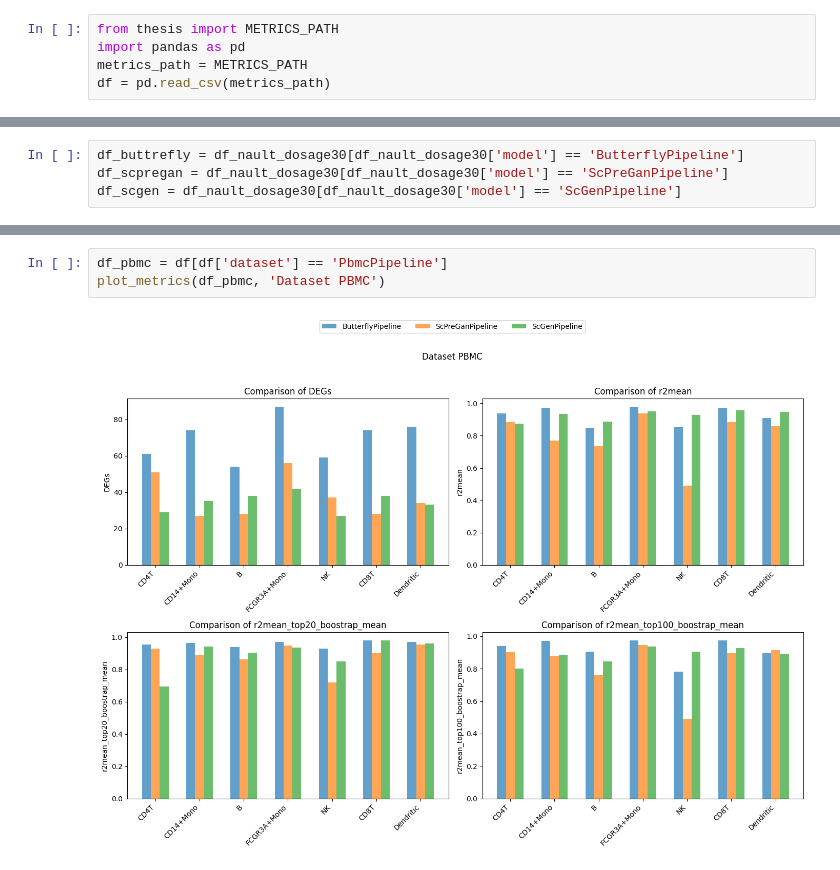
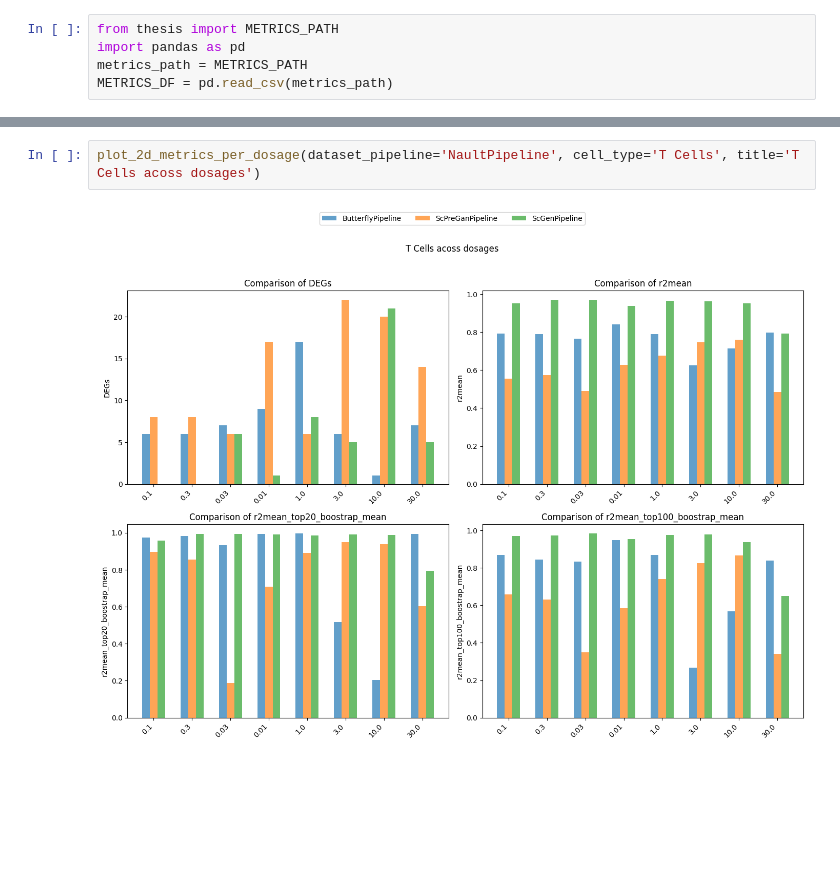
Before and after one commit to thodkatz/thesis, a Jupyter notebook: analysis/analysis.ipynb, the cells around one changed output, grey strips where cells are left out. Saved outputs shown, nothing was run; the diff lists cells and outputs as text; blank space fills up the shorter version.

```diff
--- a/analysis/analysis.ipynb
+++ b/analysis/analysis.ipynb
@@ -2,4 +2,4 @@
 from thesis import METRICS_PATH
 import pandas as pd
 metrics_path = METRICS_PATH
-df = pd.read_csv(metrics_path)
+METRICS_DF = pd.read_csv(metrics_path)
@@ -43,4 +5,0 @@ df_nault_dosage30
-# %%
-df_buttrefly = df_nault_dosage30[df_nault_dosage30['model'] == 'ButterflyPipeline']
-df_scpregan = df_nault_dosage30[df_nault_dosage30['model'] == 'ScPreGanPipeline']
-df_scgen = df_nault_dosage30[df_nault_dosage30['model'] == 'ScGenPipeline']
@@ -174,5 +90,4 @@ def plot_metrics(dataset: Series, title: str):
-# %%
-df_pbmc = df[df['dataset'] == 'PbmcPipeline']
-plot_metrics(df_pbmc, 'Dataset PBMC')
-# %% [output]
-[figure, removed]
+# %%
+plot_2d_metrics_per_dosage(dataset_pipeline='NaultPipeline', cell_type='T Cells', title='T Cells acoss dosages')
+# %% [output]
+[figure, added]
```
Also changed, not shown: parts of 13 cells of this notebook, 2 other files.
